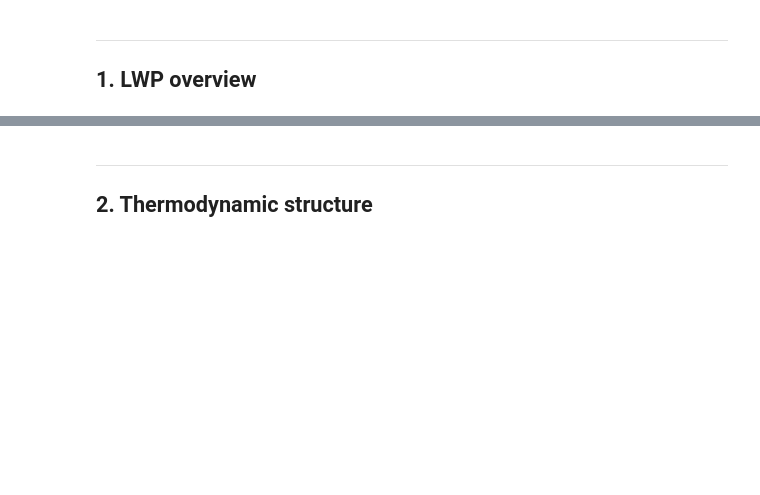
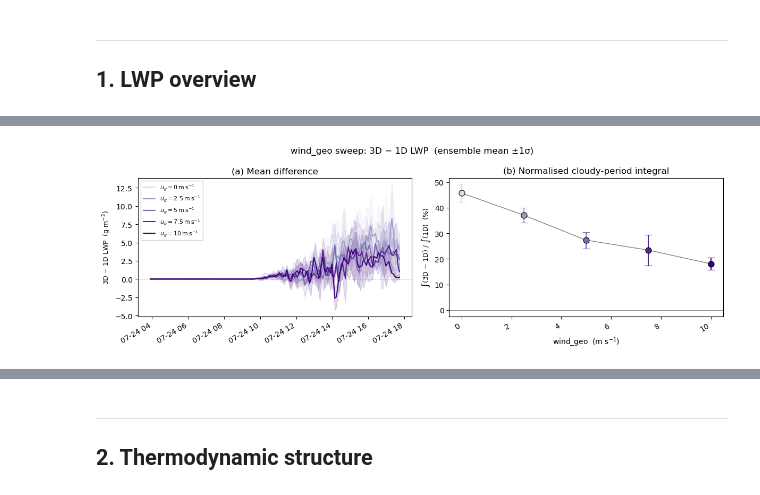
Before and after one commit to magpowell/microhh, a Jupyter notebook: cases/cass/analysis/wind_geo_comparison.ipynb, the cells around one changed output, grey strips where cells are left out. Drawn from its saved outputs; the diff is of its cells as text; code cells hidden in the pictures; blank space fills up the shorter version.

```diff
--- a/cases/cass/analysis/wind_geo_comparison.ipynb
+++ b/cases/cass/analysis/wind_geo_comparison.ipynb
@@ -205,0 +206,52 @@ plt.show()
+# %%
+# ── LWP summary: mean difference + cloudy-period integral ────────────────────
+import re
+keys_d = [k for k in available if data[k]["diff"] is not None]
+
+def _xnum(k):
+    return float(k.split("_")[-1].replace("p", "."))   # "wind_geo_2p5" -> 2.5
+
+xval  = {k: _xnum(k) for k in keys_d}
+order = sorted(keys_d, key=lambda k: xval[k])
+
+fig, (ax_diff, ax_int) = plt.subplots(1, 2, figsize=(12, 4))
+
+for key in keys_d:
+    d   = data[key]
+    c   = COLORS[key]
+    lbl = LABELS[key]
+    ax_diff.plot(d["t_num_lwp"], d["diff"], color=c, lw=1.5, label=lbl)
+    ax_diff.fill_between(d["t_num_lwp"],
+                         d["diff"] - d["diff_std"],
+                         d["diff"] + d["diff_std"], color=c, alpha=0.15)
+
+ax_diff.axhline(0, color="gray", lw=0.7, ls="--")
+ax_diff.set_ylabel(r"3D − 1D LWP  (g m$^{-2}$)", fontsize=9)
+ax_diff.set_title("(a) Mean difference")
+ax_diff.legend(fontsize=8)
+ax_diff.xaxis_date()
+
+# panel (b): scatter + connecting line vs wind_geo
+ax_int.plot([xval[k] for k in order],
+            [data[k]["norm_int"] for k in order],
+            "-", color="gray", lw=1.0, zorder=1)
+for key in order:
+    ax_int.errorbar(xval[key], data[key]["norm_int"],
+                    yerr=data[key]["norm_int_std"],
+                    fmt="o", ms=8, color=COLORS[key], ecolor=COLORS[key],
+                    mec="k", mew=0.8, capsize=5, lw=1.5,
+                    label=LABELS[key], zorder=2)
+ax_int.axhline(0, color="gray", lw=0.7)
+ax_int.set_xlabel(f"{SWEEP_GROUP}  ({PARAM_UNIT})")
+ax_int.set_ylabel(r"$\int$(3D $-$ 1D) / $\int$(1D)  (%)", fontsize=9)
+ax_int.set_title("(b) Normalised cloudy-period integral")
+
+
+ax_diff.figure.autofmt_xdate()
+
+fig.suptitle(f"{SWEEP_GROUP} sweep: 3D − 1D LWP  (ensemble mean ±1σ)", fontsize=12)
+plt.tight_layout()
+_savefig(f"{SWEEP_GROUP}_lwp_summary.pdf", bbox_inches="tight")
+plt.show()
+# %% [output]
+[figure, added]
```
Also changed, not shown: parts of 6 cells of this notebook, 52 other files.
